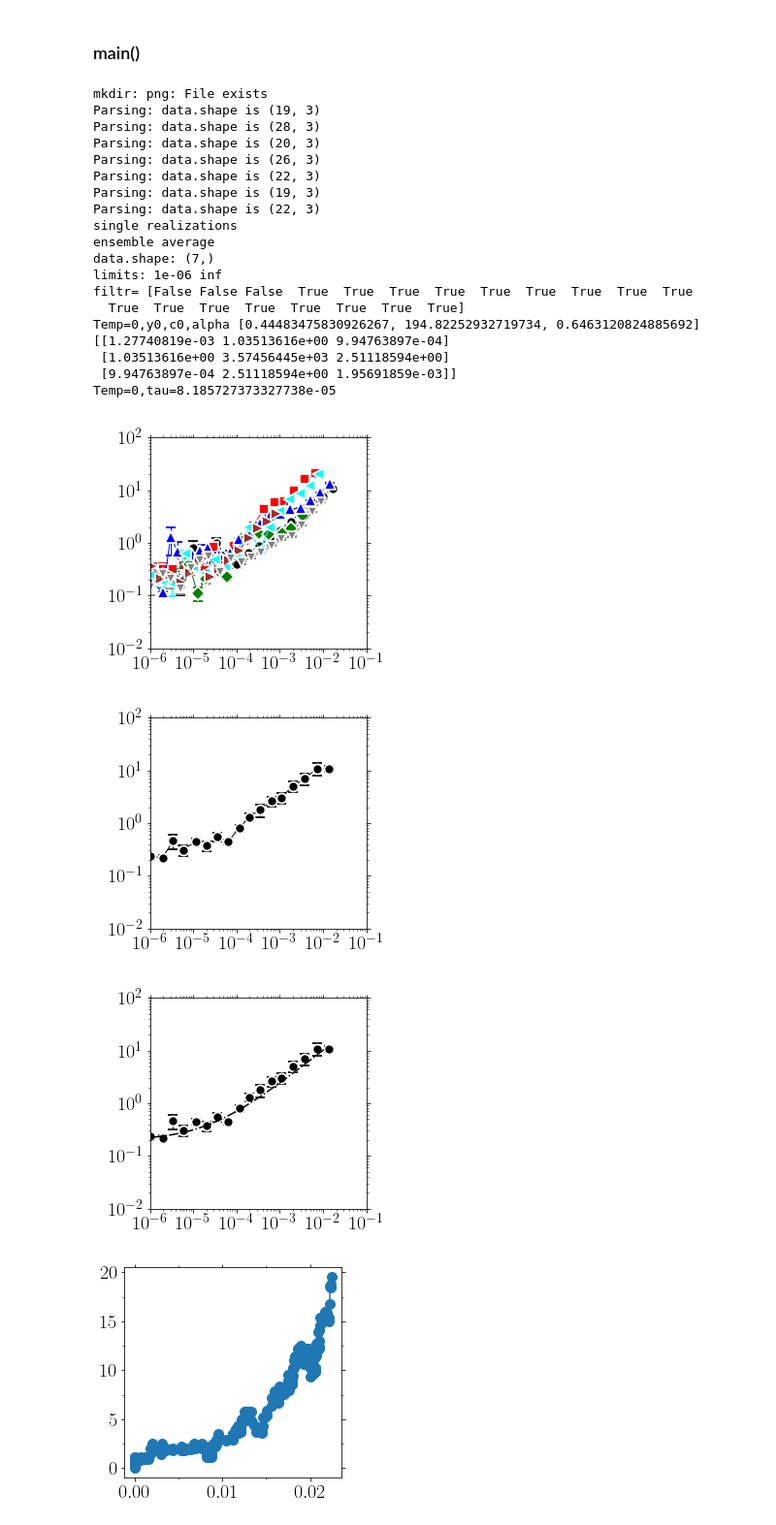
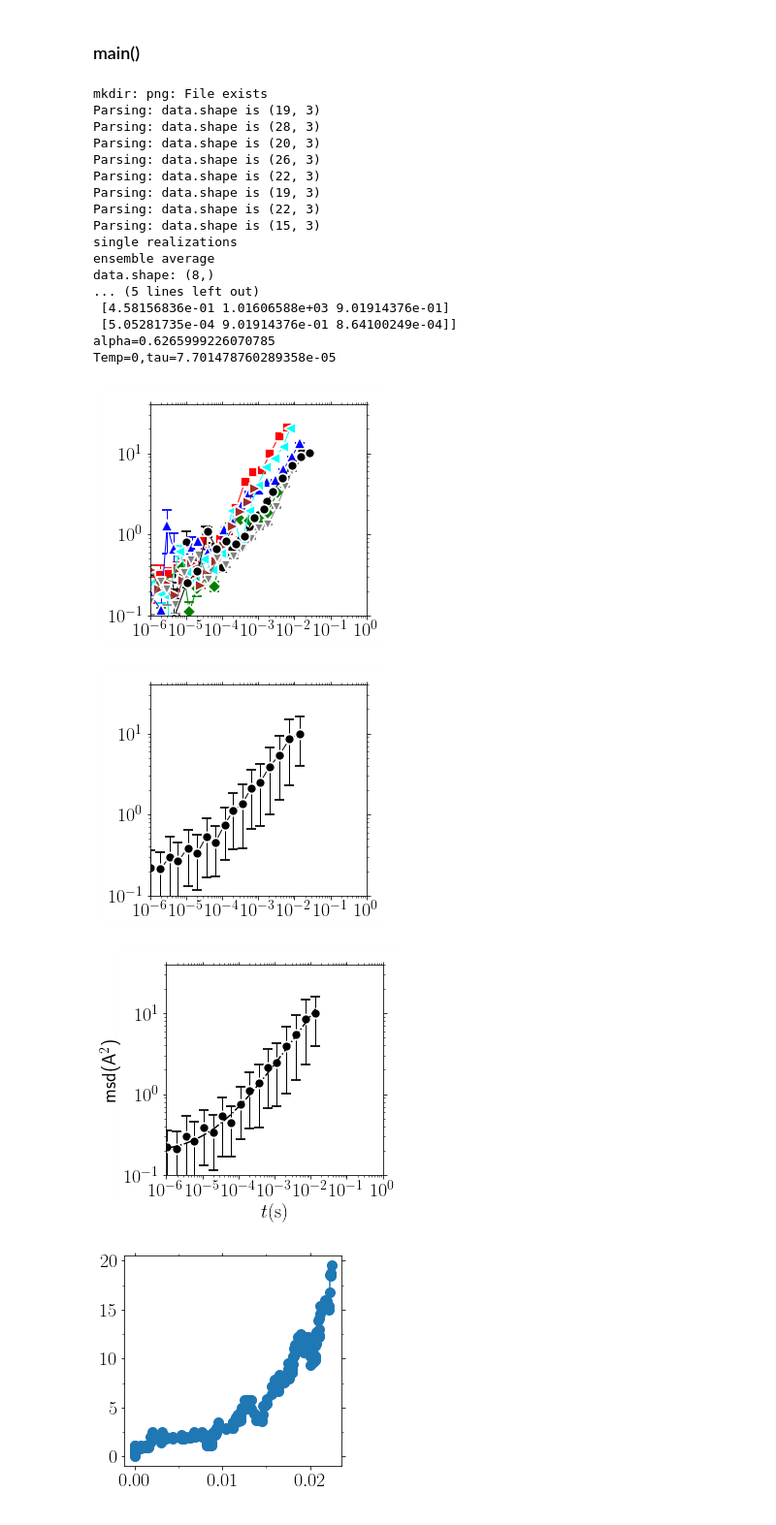
Before and after one commit to kkarimi62/hydrogenDiffusion, a Jupyter notebook: postproc/postproc.ipynb, the cells around one changed output. Shown at 97% size. Drawn from its saved outputs; the diff is of its cells as text; code cells hidden in the pictures.

```diff
--- a/postproc/postproc.ipynb
+++ b/postproc/postproc.ipynb
@@ -1073,7 +1073,7 @@ class Temperature:
             if self.verbose:
                 print('data.shape:',np.array(data).shape)
 #             print('np.array(data):',np.array(data))
-#             pdb.set_trace()
+#            pdb.set_trace()
 
             filtr = list(map(lambda x:x.shape[0] > 0,data)) #--- filter empty arrays
 
@@ -1082,7 +1082,7 @@ class Temperature:
             kount += self.nrun
 
     def hist(self,data,log_scale,n_bins_per_decade=6):
-        n_thresh = 2
+        n_thresh = 1 #2
             #--- average
         xdata = data[:,0]
         ydata = data[:,1]
@@ -1213,6 +1213,7 @@ class Temperature:
             #--- uncertainties
             if self.verbose:
                 print('Temp=%s,y0,c0,alpha'%temp,list(popt),pcov)
+                print('alpha=%s'%popt[2])
             y0=popt[0]
             alpha=popt[2]
             err_alpha = pcov[2,2]**0.5
@@ -1380,7 +1381,7 @@ def main():
         #--- temp object
         temp = Temperature(
     #        [1000,1200],8,
-            [0],2,
+            [0],8,
              verbose = True,
                          )
         #
@@ -1391,8 +1392,8 @@ def main():
                  )
         #
         #--- plot
-        xlim=(1e-6,1e-1)
-        ylim=(1e-2,1e2)
+        xlim=(1e-6,1e0)
+        ylim=(1e-1,4e1)
         print('single realizations')
         temp.Plot(**{
                       'xscale':'log',
@@ -1410,7 +1411,7 @@ def main():
         #
         if temp.nrun > 1:
             print('ensemble average')
-            temp.EnsAverage(log_scale=False,n_bins_per_decade=4)
+            temp.EnsAverage(log_scale=True,n_bins_per_decade=4)
             temp.PlotAverage(**{
                       'yscale':'log',
                       'xscale':'log',
@@ -1430,16 +1431,16 @@ def main():
     #            p0=[[1e-4, 1e6, 1.0]],
     #            p0=[[1e-2, 1e6, 1.0]],
                  sigma=True, #--- comment for ni
-                 xlo=xlim[0],
+                xlo=xlim[0],
                  plotAttrs={'yscale':'log',
                       'xscale':'log',
                        'xlim':xlim,
                         'ylim':ylim,
-    #                     'xstr':r'$t\mathrm{(s)}$',
-    #                   'ystr':r'msd(A$^2$)',
+                         'xstr':r'$t\mathrm{(s)}$',
+                       'ystr':r'msd(A$^2$)',
     #                        'ndecade_x':2,
                         'bbox_to_anchor':(-0.05,0.33,0.5,0.5),
-                       'title':'png/msd_temp_cantor_fit.png'},
+                       'title':'png/pureH.png'},
                 )
 
     #     temp.FitLinear(Plot=True,
@@ -1467,44 +1468,43 @@ def main():
     #                   'xlim':(1e-12,1e-3),
     #                   'ylim':(1e-4,1e-1),
     #                   xstr=r'$1/T(K^{-1})$',
     #                   ystr=r'$D(m^2/s)$',
     #                    'title':'png/D_temp_cantor.png',
     #                    }
     #                )
 
     #     temp.PlotExponent(**{
     # #                  'yscale':'log',
     # #                   'xlim':(1e-10,1e-3),
     # #                   'ylim':(.5,1.1),
     # #                   xstr=r'$1/T(K^{-1})$',
     # #                   ystr=r'$D(m^2/s)$',
     # #                    'title':'png/alpha_temp_ni.png',
     #                     }
     #                 )
 
 main()
 # %% [output]
 mkdir: png: File exists
 Parsing: data.shape is (19, 3)
 Parsing: data.shape is (28, 3)
 Parsing: data.shape is (20, 3)
 Parsing: data.shape is (26, 3)
 Parsing: data.shape is (22, 3)
 Parsing: data.shape is (19, 3)
 Parsing: data.shape is (22, 3)
+Parsing: data.shape is (15, 3)
 single realizations
 ensemble average
-data.shape: (7,)
-limits: 1e-06 inf
-filtr= [False False False  True  True  True  True  True  True  True  True  True
-  True  True  True  True  True  True  True  True]
-Temp=0,y0,c0,alpha [0.44483475830926267, 194.82252932719734, 0.6463120824885692] [[1.27740819e-03 1.03513616e+00 9.94763897e-04]
- [1.03513616e+00 3.57456445e+03 2.51118594e+00]
- [9.94763897e-04 2.51118594e+00 1.95691859e-03]]
-Temp=0,tau=8.185727373327738e-05
+data.shape: (8,)
+... (5 lines left out)
+ [4.58156836e-01 1.01606588e+03 9.01914376e-01]
+ [5.05281735e-04 9.01914376e-01 8.64100249e-04]]
+alpha=0.6265999226070785
+Temp=0,tau=7.701478760289358e-05
-[figure, old version]
+[figure, new version]
-[figure, old version]
+[figure, new version]
-[figure, old version]
+[figure, new version]
 # %%
 # data = np.loadtxt('Diffusion.dat')
 # nrow_skip = 0
```
Also changed, not shown: 1 other file.
